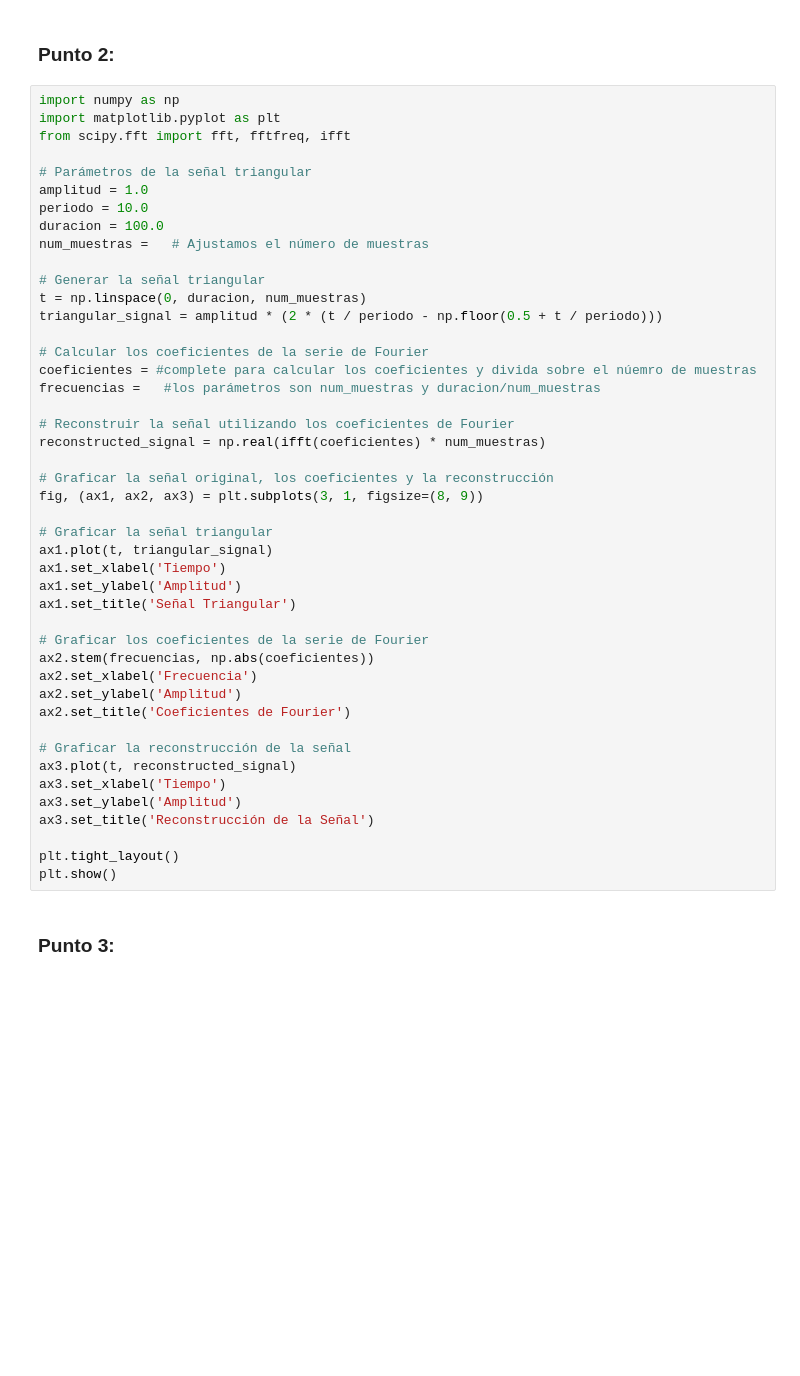
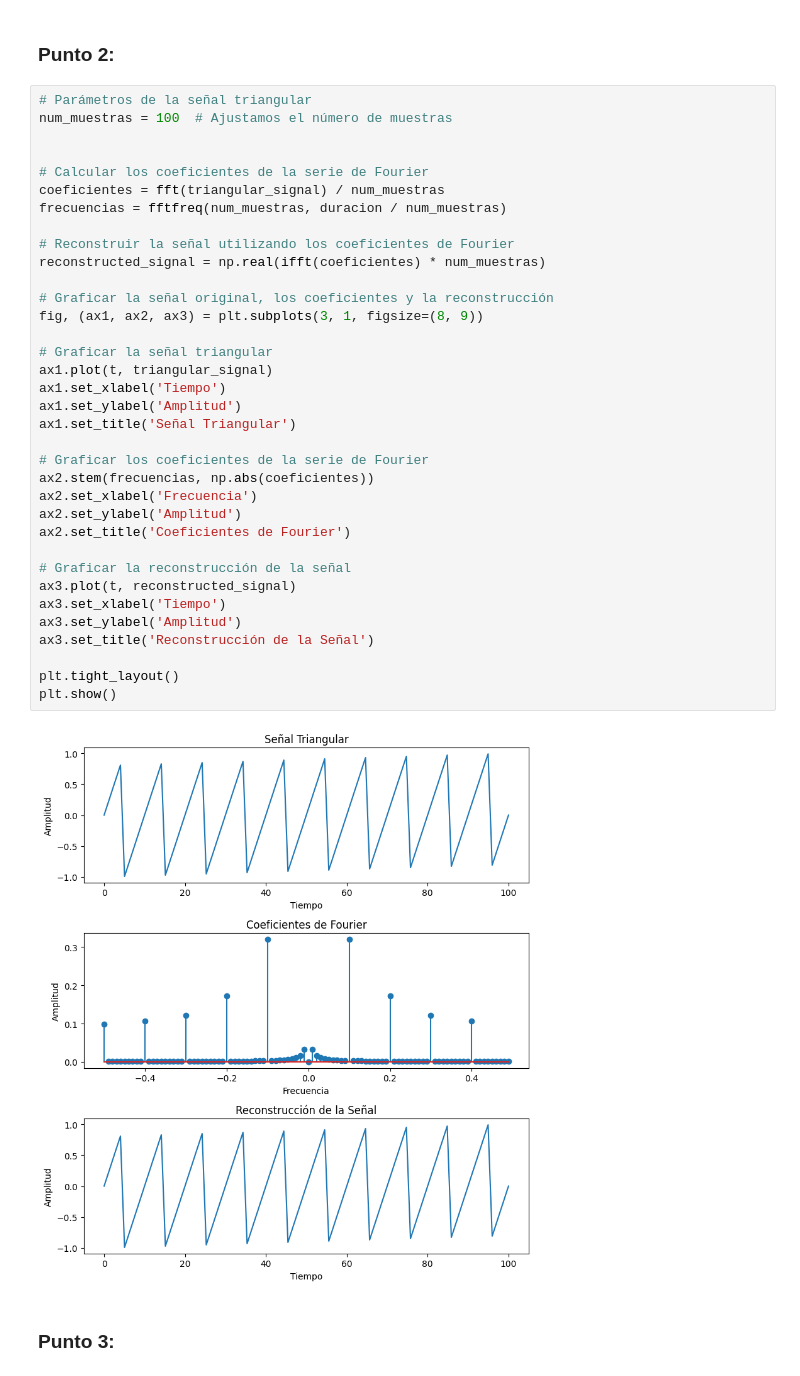
Before and after one commit to fg-edu-tep/Senales-Lab, a Jupyter notebook: lab6/Laboratorio_6_2025_1.ipynb, the cells around one changed output. Cells and saved outputs as stored; diff of their text form; blank space fills up the shorter version.

```diff
--- a/lab6/Laboratorio_6_2025_1.ipynb
+++ b/lab6/Laboratorio_6_2025_1.ipynb
@@ -30,50 +36,42 @@ plt.show()
 # %% [markdown]
 ### **Punto 2:**
 # %%
-import numpy as np
-import matplotlib.pyplot as plt
-from scipy.fft import fft, fftfreq, ifft
+# Parámetros de la señal triangular
+num_muestras = 100  # Ajustamos el número de muestras
 
-# Parámetros de la señal triangular
-amplitud = 1.0
-periodo = 10.0
-duracion = 100.0
-num_muestras =   # Ajustamos el número de muestras
-
-# Generar la señal triangular
-t = np.linspace(0, duracion, num_muestras)
-triangular_signal = amplitud * (2 * (t / periodo - np.floor(0.5 + t / periodo)))
 
 # Calcular los coeficientes de la serie de Fourier
-coeficientes = #complete para calcular los coeficientes y divida sobre el núemro de muestras
-frecuencias =   #los parámetros son num_muestras y duracion/num_muestras
+coeficientes = fft(triangular_signal) / num_muestras
+frecuencias = fftfreq(num_muestras, duracion / num_muestras)
 
 # Reconstruir la señal utilizando los coeficientes de Fourier
 reconstructed_signal = np.real(ifft(coeficientes) * num_muestras)
 
 # Graficar la señal original, los coeficientes y la reconstrucción
 fig, (ax1, ax2, ax3) = plt.subplots(3, 1, figsize=(8, 9))
 
 # Graficar la señal triangular
 ax1.plot(t, triangular_signal)
 ax1.set_xlabel('Tiempo')
 ax1.set_ylabel('Amplitud')
 ax1.set_title('Señal Triangular')
 
 # Graficar los coeficientes de la serie de Fourier
 ax2.stem(frecuencias, np.abs(coeficientes))
 ax2.set_xlabel('Frecuencia')
 ax2.set_ylabel('Amplitud')
 ax2.set_title('Coeficientes de Fourier')
 
 # Graficar la reconstrucción de la señal
 ax3.plot(t, reconstructed_signal)
 ax3.set_xlabel('Tiempo')
 ax3.set_ylabel('Amplitud')
 ax3.set_title('Reconstrucción de la Señal')
 
 plt.tight_layout()
 plt.show()
+# %% [output]
+[figure, added]
 # %% [markdown]
 ### **Punto 3:**
 # %%
```
Also changed, not shown: parts of 4 cells of this notebook.
